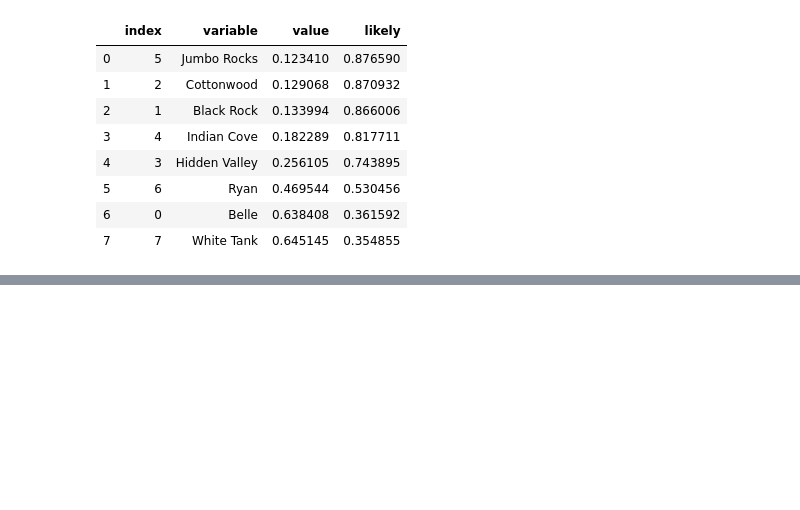
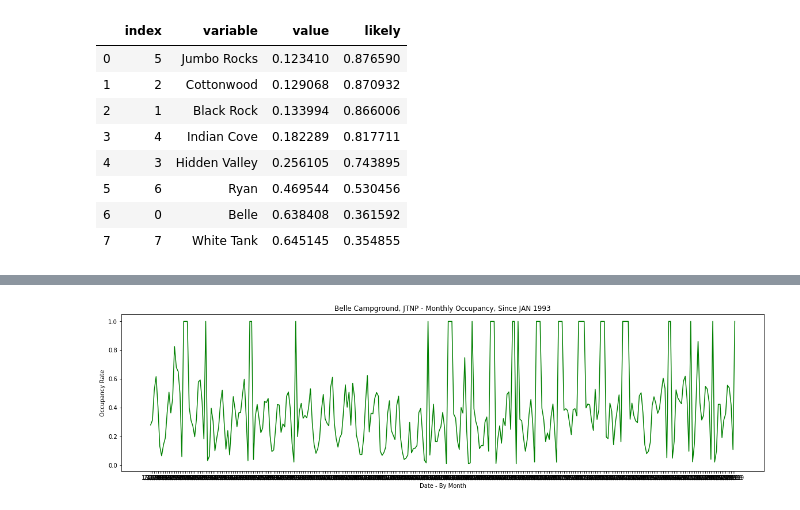
Before and after one commit to nrgriffin/Insight, a Jupyter notebook: Facebook Prophet 1.ipynb, the cells around one changed output, grey strips where cells are left out. Cells and saved outputs as stored; diff of their text form; code cells hidden in the pictures; blank space fills up the shorter version.

```diff
--- a/Facebook Prophet 1.ipynb
+++ b/Facebook Prophet 1.ipynb
@@ -450,3 +450,6 @@ az3
 | 5 | 6 | Ryan | 0.469544 | 0.530456 |
 | 6 | 0 | Belle | 0.638408 | 0.361592 |
 | 7 | 7 | White Tank | 0.645145 | 0.354855 |
+# %%
+data = pd.read_csv("~/Downloads/JTNP_camping_data/JTNP_Belle_since1993.csv")
+data.head()
@@ -452,0 +463,14 @@ az3
+# %%
+import matplotlib.pyplot as plt
+
+
+x = data['monthyear']
+y = data['occupancyRate2']
+plt.figure(figsize=(20,5))
+plt.plot(x, y, color='g')
+plt.ylabel('Occupancy Rate')
+plt.xlabel('Date - By Month')
+plt.title('Belle Campground, JTNP - Monthly Occupancy, Since JAN 1993')
+plt.show()
+# %% [output]
+[figure, added]
```
Also changed, not shown: parts of 4 cells of this notebook, 3 other files.
